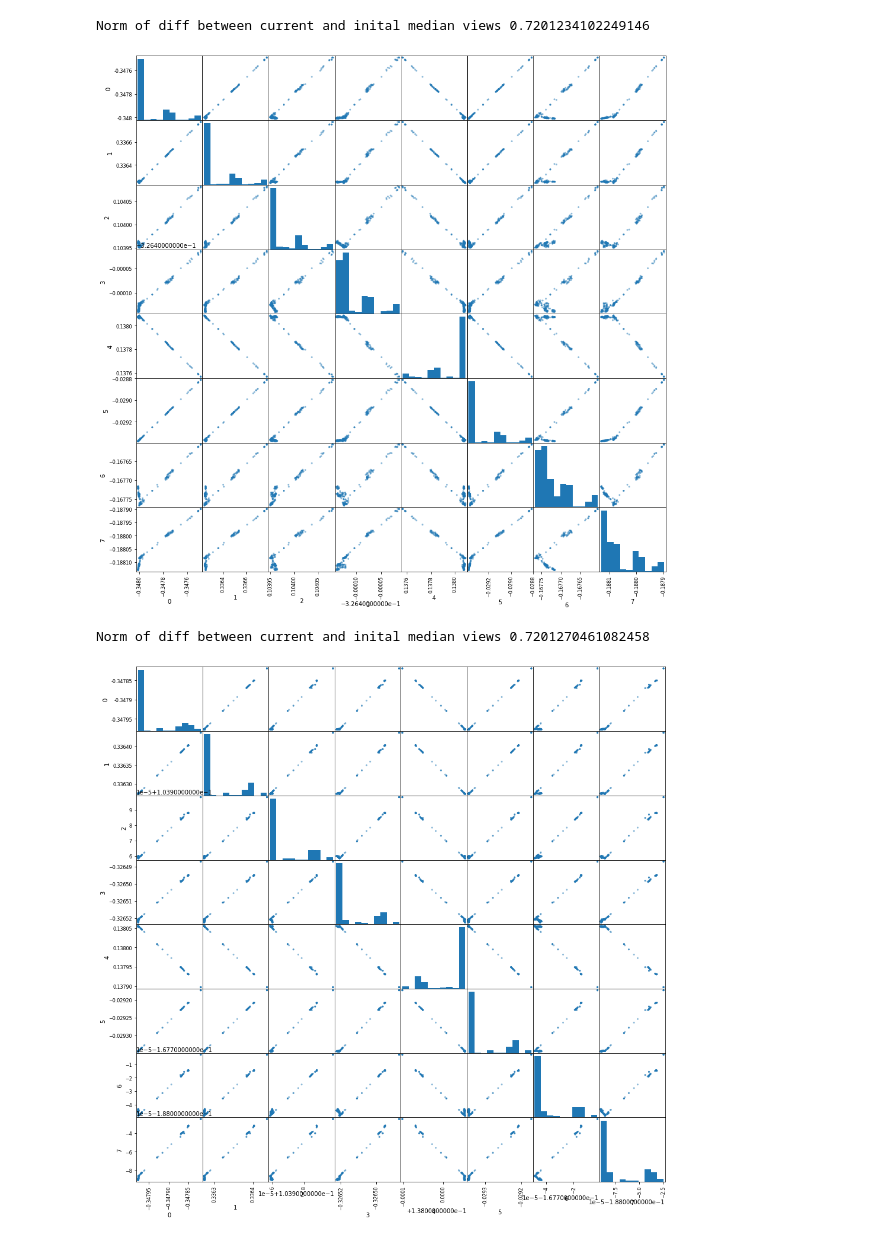
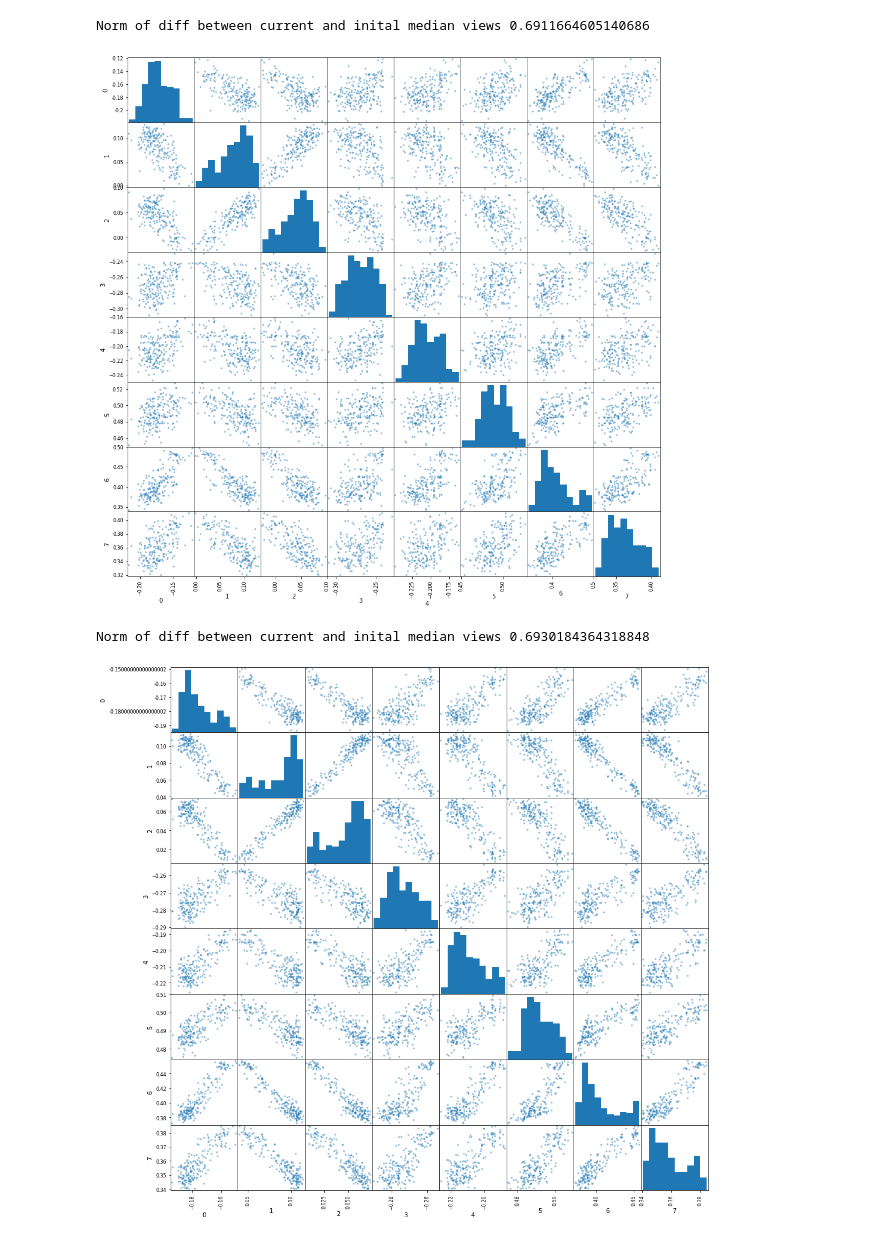
Before and after one commit to e-hall-hoffarth/bayesian_polarisation, a Jupyter notebook: bayesian_polariasation.ipynb, the cells around one changed output. Drawn from its saved outputs; the diff is of its cells as text; code cells hidden in the pictures.

```diff
--- a/bayesian_polariasation.ipynb
+++ b/bayesian_polariasation.ipynb
@@ -91,3 +99,3 @@ plt.savefig(f'./latex/images/{n_agents}_{n_considered}_{n_replace}_{n_views}_{i}
 # %%
-view_mat, i = iterate(view_mat, i, n_iter, n_agents, n_considered, n_replace, n_views, extreme_bias, dist_ord)
+view_mat, i = iterate(view_mat, i, alpha, n_iter, n_agents, n_considered, n_replace, n_views, extreme_bias, dist_ord)
 # %% [output]
@@ -96,3 +104,3 @@ Norm of diff between current and inital median views 0.6933799982070923
 # %%
-view_mat, i = iterate(view_mat, i, n_iter, n_agents, n_considered, n_replace, n_views, extreme_bias, dist_ord)
+view_mat, i = iterate(view_mat, i, alpha, n_iter, n_agents, n_considered, n_replace, n_views, extreme_bias, dist_ord)
 # %% [output]
@@ -101,3 +109,3 @@ Norm of diff between current and inital median views 0.7193308472633362
 # %%
-view_mat, i = iterate(view_mat, i, n_iter, n_agents, n_considered, n_replace, n_views, extreme_bias, dist_ord)
+view_mat, i = iterate(view_mat, i, alpha, n_iter, n_agents, n_considered, n_replace, n_views, extreme_bias, dist_ord)
 # %% [output]
@@ -106,11 +114,11 @@ Norm of diff between current and inital median views 0.7200655937194824
 # %%
-view_mat, i = iterate(view_mat, i, n_iter, n_agents, n_considered, n_replace, n_views, extreme_bias, dist_ord)
+view_mat, i = iterate(view_mat, i, alpha, n_iter, n_agents, n_considered, n_replace, n_views, extreme_bias, dist_ord)
 # %% [output]
-Norm of diff between current and inital median views 0.7201234102249146
+Norm of diff between current and inital median views 0.6911664605140686
-[figure, old version]
+[figure, new version]
 # %%
-view_mat, i = iterate(view_mat, i, n_iter, n_agents, n_considered, n_replace, n_views, extreme_bias, dist_ord)
+view_mat, i = iterate(view_mat, i, alpha, n_iter, n_agents, n_considered, n_replace, n_views, extreme_bias, dist_ord)
 # %% [output]
-Norm of diff between current and inital median views 0.7201270461082458
+Norm of diff between current and inital median views 0.6930184364318848
-[figure, old version]
+[figure, new version]
 # %%
```
Also changed, not shown: parts of 8 cells of this notebook.
